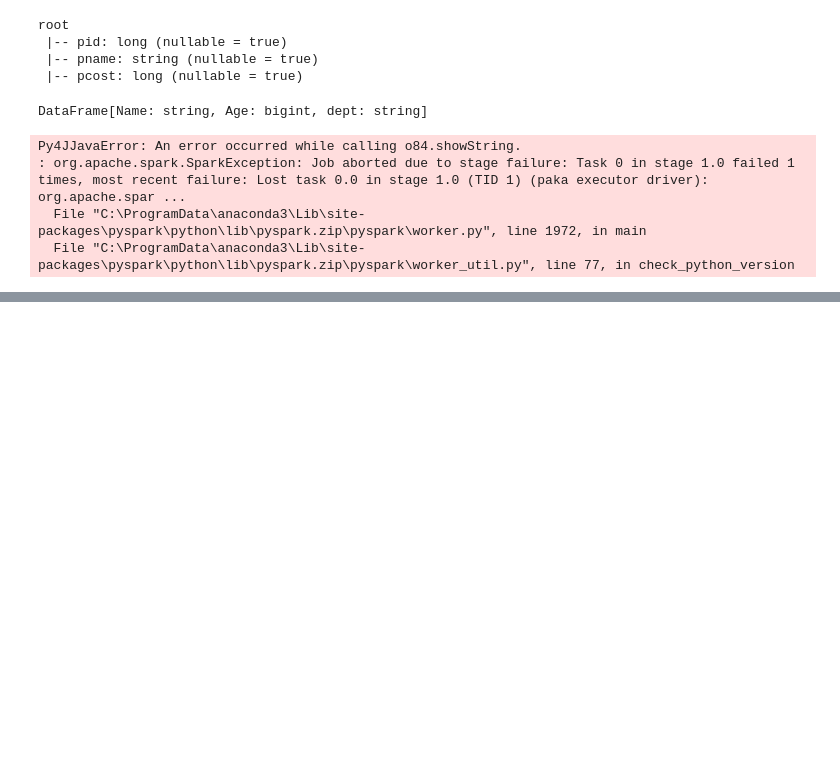
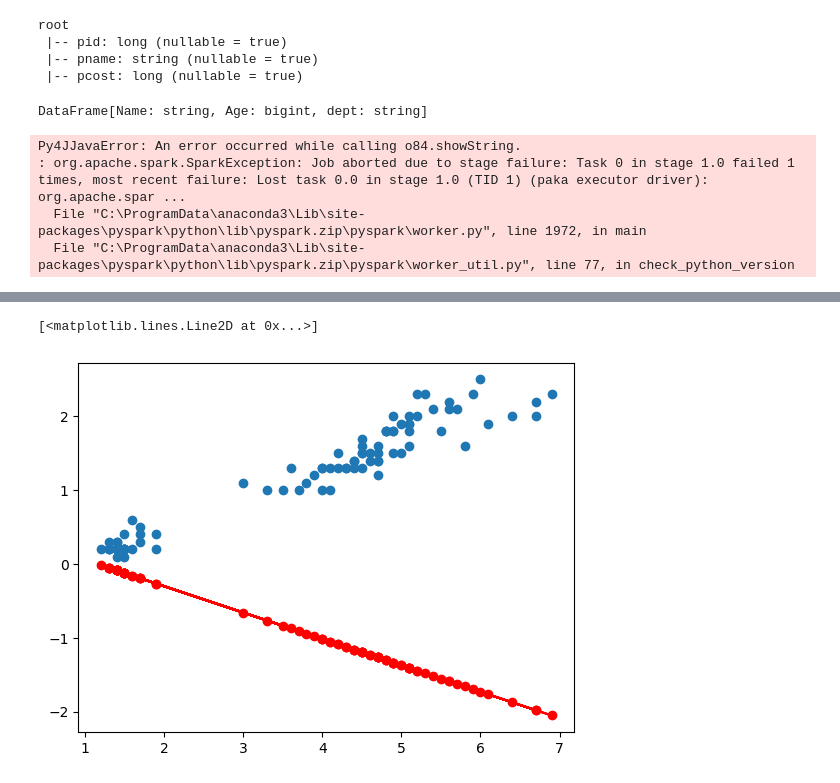
Before and after one commit to pakarthikstudent/DE_Sep, a Jupyter notebook: DAY3/SEP-DE-3.ipynb, the cells around one changed output, grey strips where cells are left out. Drawn from its saved outputs; the diff is of its cells as text; code cells hidden in the pictures; blank space fills up the shorter version.

```diff
--- a/DAY3/SEP-DE-3.ipynb
+++ b/DAY3/SEP-DE-3.ipynb
@@ -406,0 +522,23 @@ press 'i' <== insert
+# %%
+from sklearn.model_selection import train_test_split
+
+x_train,x_test,y_train,y_test = train_test_split(X,Y,test_size=0.4,random_state=24)
+# %%
+import numpy as np
+x_train = np.array(x_train).reshape(-1,1)
+x_test = np.array(y_test).reshape(-1,1)
+# %%
+from sklearn.linear_model import LinearRegression
+model_obj = LinearRegression()
+model_obj.fit(x_train,y_train)
+m = model_obj.intercept_
+c = model_obj.coef_
+# %%
+y_pred_train = m * x_train + c
+y_pre_train = model_obj.predict(x_train)
+# %%
+plt.scatter(x_train,y_train)
+plt.plot(x_train,y_pred_train,color='r',marker='o')
+# %% [output]
+[<matplotlib.lines.Line2D at 0x...>]
+[figure, added]
```
Also changed, not shown: parts of 17 cells of this notebook.
